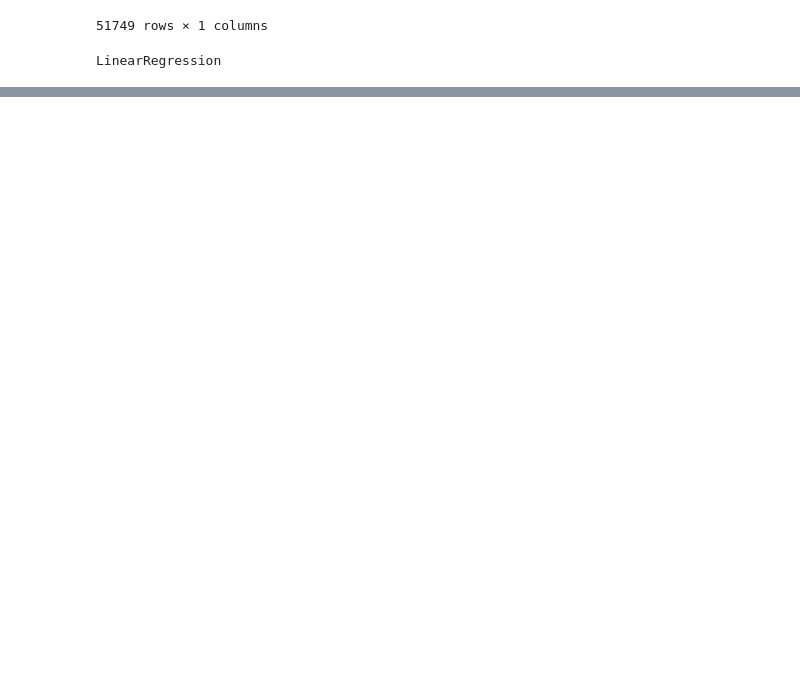
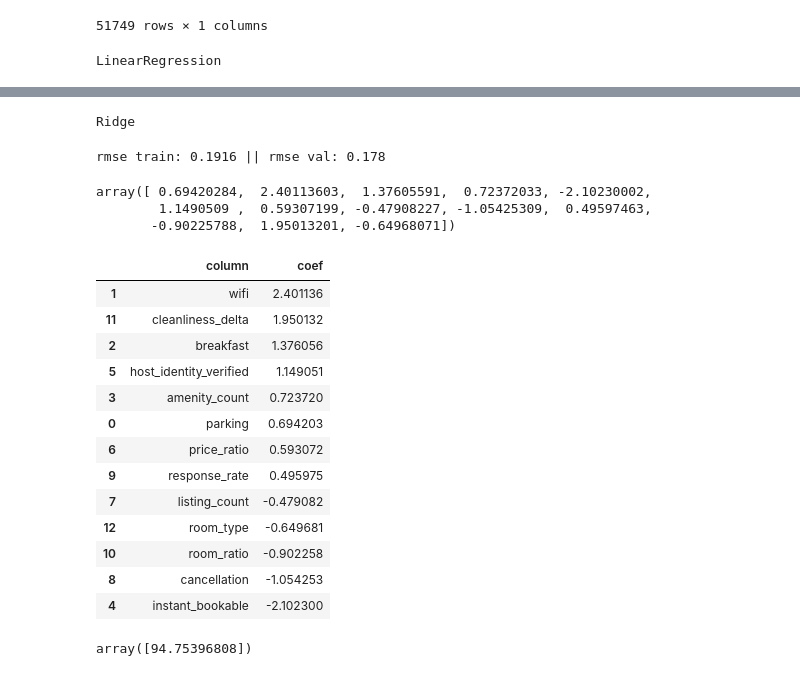
Before and after one commit to OrthoLoess/fivestar, a Jupyter notebook: notebooks/ed-jupyter-to-package.ipynb, the cells around one changed output, grey strips where cells are left out. Drawn from its saved outputs; the diff is of its cells as text; code cells hidden in the pictures; blank space fills up the shorter version.

```diff
--- a/notebooks/ed-jupyter-to-package.ipynb
+++ b/notebooks/ed-jupyter-to-package.ipynb
@@ -130,0 +103,14 @@ listings[listings['id'] == listing_id].to_dict('records')[0]
+# %%
+data = get_data()
+X = data
+y = data['review_scores_rating']
+
+ts = Trainer(X, y)
+
+ts.train()
+# %% [output]
+Ridge
+# %%
+ts.evaluate()
+# %% [output]
+rmse train: 0.1916 || rmse val: 0.178
@@ -130,0 +132,32 @@ listings[listings['id'] == listing_id].to_dict('records')[0]
+# %%
+columns = ['parking', 'wifi', 'breakfast', 'amenity_count', 'instant_bookable', 'host_identity_verified',
+                            'price_ratio', 'listing_count', 'cancellation',
+                            'response_rate', 'room_ratio', 'cleanliness_delta',
+                            'room_type']
+# %%
+coefs = ts.pipeline.named_steps['rgs'].coef_
+coefs
+# %% [output]
+array([ 0.69420284,  2.40113603,  1.37605591,  0.72372033, -2.10230002,
+        1.1490509 ,  0.59307199, -0.47908227, -1.05425309,  0.49597463,
+       -0.90225788,  1.95013201, -0.64968071])
+# %%
+coefs_df = pd.DataFrame(coefs, columns).reset_index()
+coefs_df.columns = ['column', 'coef']
+# %%
+coefs_df.sort_values('coef', ascending=False)
+# %% [output]
+|  | column | coef |
+| 1 | wifi | 2.401136 |
+| 11 | cleanliness_delta | 1.950132 |
+| 2 | breakfast | 1.376056 |
+| 5 | host_identity_verified | 1.149051 |
+| 3 | amenity_count | 0.723720 |
+| 0 | parking | 0.694203 |
+| 6 | price_ratio | 0.593072 |
+| 9 | response_rate | 0.495975 |
+| 7 | listing_count | -0.479082 |
+| 12 | room_type | -0.649681 |
+| 10 | room_ratio | -0.902258 |
+| 8 | cancellation | -1.054253 |
+| 4 | instant_bookable | -2.102300 |
@@ -130,0 +166,4 @@ listings[listings['id'] == listing_id].to_dict('records')[0]
+# %%
+ts.pipeline.predict(listings.loc[5:5])
+# %% [output]
+array([94.75396808])
```
Also changed, not shown: parts of 11 cells of this notebook, 8 other files.
